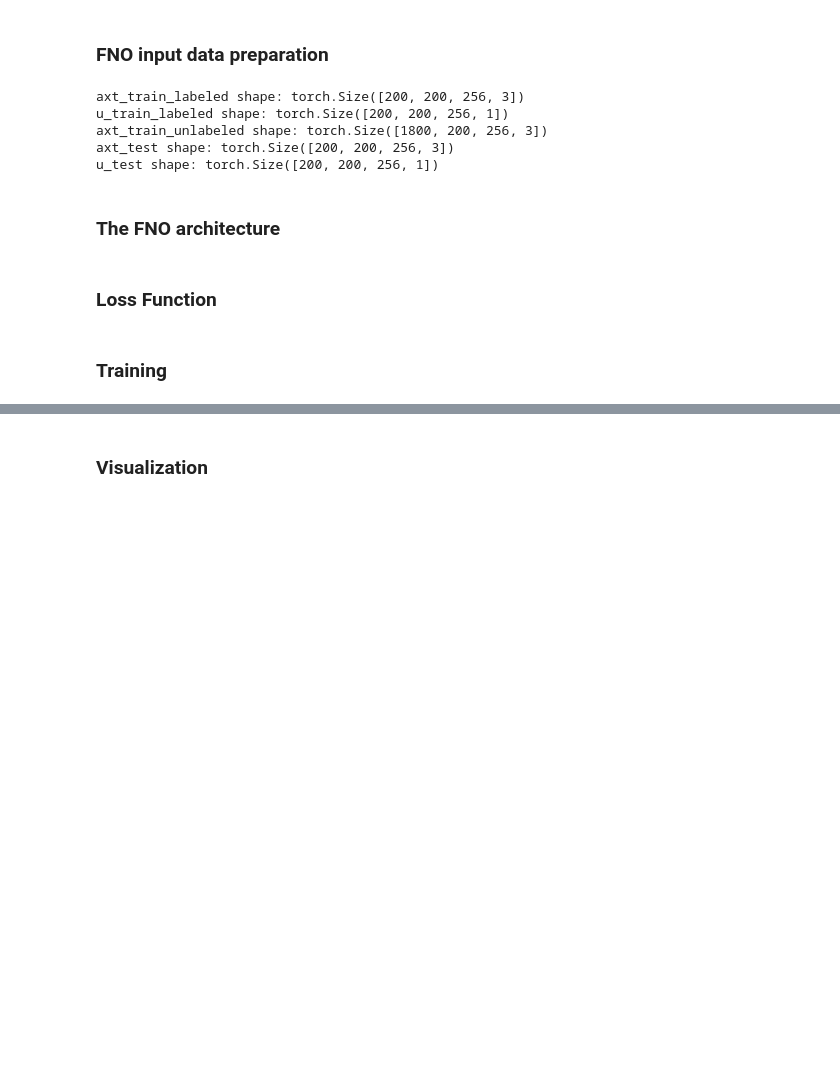
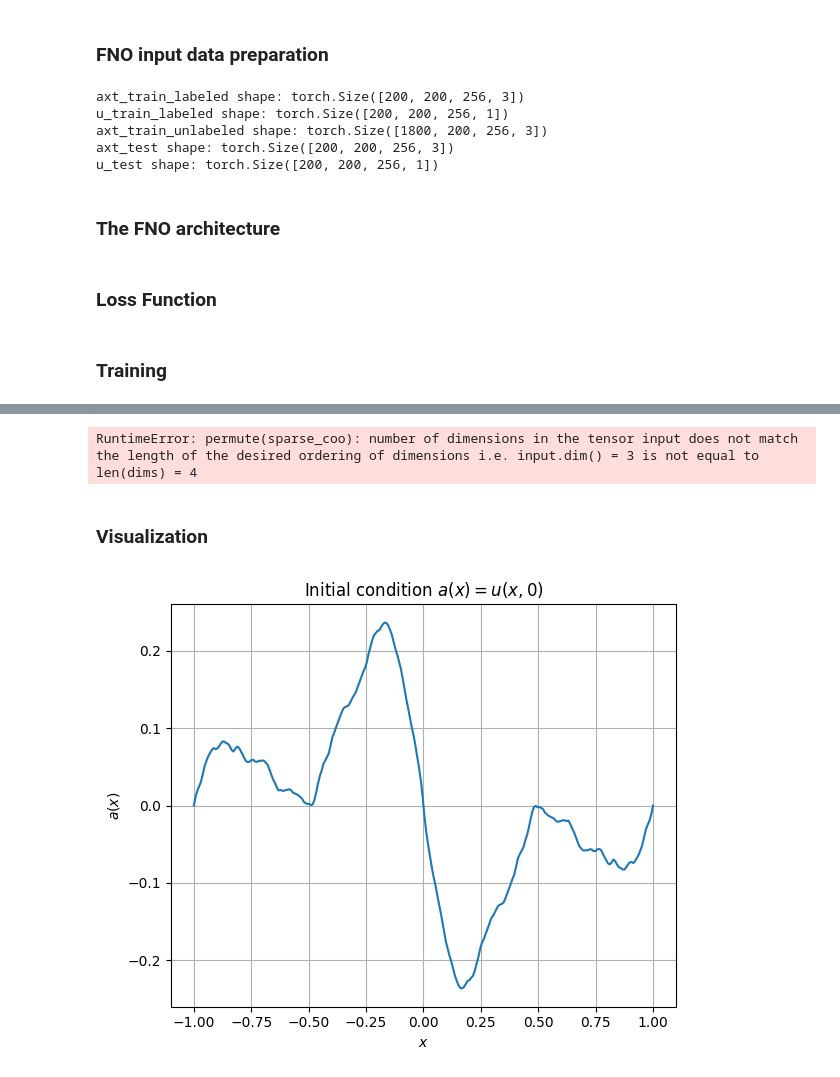
Before and after one commit to Manuel-Bryan-Arsenio/ED140023-Deep-Learning-for-PDEs-Project, a Jupyter notebook: Problem_D.ipynb, the cells around one changed output, grey strips where cells are left out. Drawn from its saved outputs; the diff is of its cells as text; code cells hidden in the pictures; blank space fills up the shorter version.

```diff
--- a/Problem_D.ipynb
+++ b/Problem_D.ipynb
@@ -534,2 +608,63 @@ class LossFNO():
+# %%
+# Training Process
+
+loss_train_history = []
+l2_test_history = []
+
+loss_data_history = []
+loss_pde_history = []
+
+for epoch in trange(epochs):
+
+    model_u.train()
+    epoch_loss = 0.0
+    epoch_data_loss = 0.0
+    epoch_pde_loss = 0.0
+
+    unlabelled_iter = iter(train_unlabeled_loader)  # iterator for unlabelled
+
+    # ---- Training over mini-batches ----
+    for axt_labeled_batch, u_labeled_batch in train_labeled_loader:
+
+        # Get one unlabelled batch
+        axt_unlabeled_batch = next(unlabelled_iter)[0]
+
+        # Total PINO loss
+        loss_train, loss_data, loss_pde = lossClass.loss_total(axt_unlabeled=axt_unlabeled_batch, axt_labeled=axt_labeled_batch, u_labeled=u_labeled_batch, w_data=w_data, w_pde=w_pde)
+
+        # Backpropagation
+        optimizer.zero_grad()
+        loss_train.backward()
+        optimizer.step()
+
+        epoch_loss += loss_train.item()
+        epoch_data_loss += loss_data.item()
+        epoch_pde_loss += loss_pde.item()
+
+    scheduler.step()
+
+    # Average losses over labelled batches
+    epoch_loss /= len(train_labeled_loader)
+    epoch_data_loss /= len(train_labeled_loader)
+    epoch_pde_loss /= len(train_labeled_loader)
+
+    loss_train_history.append(epoch_loss)
+    loss_data_history.append(epoch_data_loss)
+    loss_pde_history.append(epoch_pde_loss)
+
+    # Evaluate on test set
+    error_test = lossClass.relative_l2_error(axt_test, u_test_t)
+    l2_test_history.append(error_test)
+
+    if (epoch + 1) % max(1, epochs // 4) == 0:
+        print(
+            f"Epoch {epoch+1:4d} | "
+            f"Loss: {epoch_loss:.4e} | "
+            f"Data: {epoch_data_loss:.4e} | "
+            f"PDE: {epoch_pde_loss:.4e} | "
+            f"Test L2 rel. error: {error_test:.4e}"
+        )
+# %% [output]
+RuntimeError: permute(sparse_coo): number of dimensions in the tensor input does not match the length of the desired ordering of dimensions i.e. input.dim() = 3 is not equal to len(dims) = 4
 # %% [markdown]
 ### Visualization
@@ -535,0 +707,15 @@ class LossFNO():
+# %%
+# -----------------------------
+# Plot initial condition a(x)
+# -----------------------------
+
+plt.figure(figsize=(6, 5))
+plt.plot(x_plot, a_plot)
+plt.title(r"Initial condition $a(x)=u(x,0)$")
+plt.xlabel(r"$x$")
+plt.ylabel(r"$a(x)$")
+plt.grid(True)
+plt.tight_layout()
+plt.show()
+# %% [output]
+[figure, added]
```
Also changed, not shown: parts of 7 cells of this notebook.
